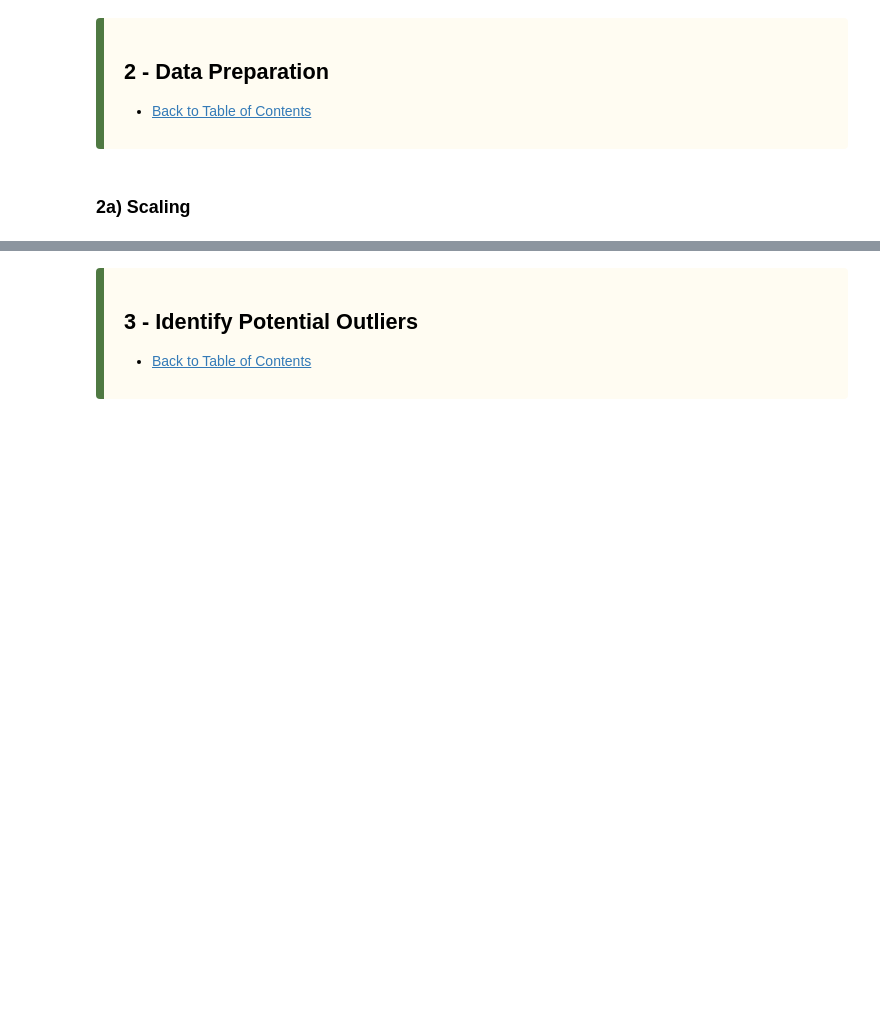
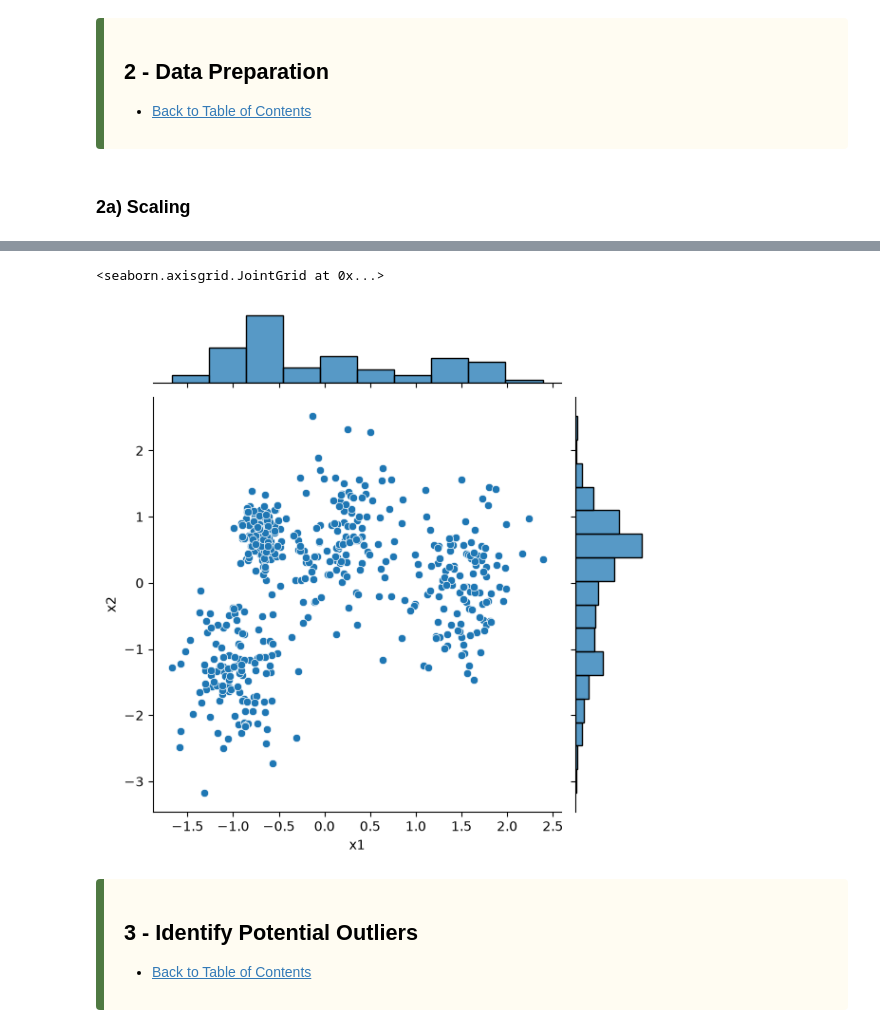
Before and after one commit to Jared-Wood135/DU-COMP4432-Machine-Learning, a Jupyter notebook: Assignments/5.ipynb, the cells around one changed output, grey strips where cells are left out. Cells and saved outputs as stored; diff of their text form; code cells hidden in the pictures; blank space fills up the shorter version.

```diff
--- a/Assignments/5.ipynb
+++ b/Assignments/5.ipynb
@@ -220,3 +220,12 @@ From initial dataset exploration, the dataset is very simple and straightforward
 </div>
 # %% [markdown]
 ### 2a) Scaling
+# %%
+# Scale both 'x1' and 'x2' for consistency in the 2D plane
+df_scaled = StandardScaler().fit_transform(df)
+
+# Send scaled data into a pandas dataframe
+df_scaled = pd.DataFrame(df_scaled, columns=['x1', 'x2'])
+
+# Observe descriptive statistics
+df_scaled.describe()
@@ -223,3 +242,9 @@ From initial dataset exploration, the dataset is very simple and straightforward
+# %%
+# Re-observe the density and scatterplot of the scaled data
+sns.jointplot(df_scaled, x=df_scaled['x1'], y=df_scaled['x2'])
+# %% [output]
+<seaborn.axisgrid.JointGrid at 0x...>
+[figure, added]
 # %% [markdown]
 <div style="
     padding: 15px 20px;
```
Also changed, not shown: parts of 2 cells of this notebook.
